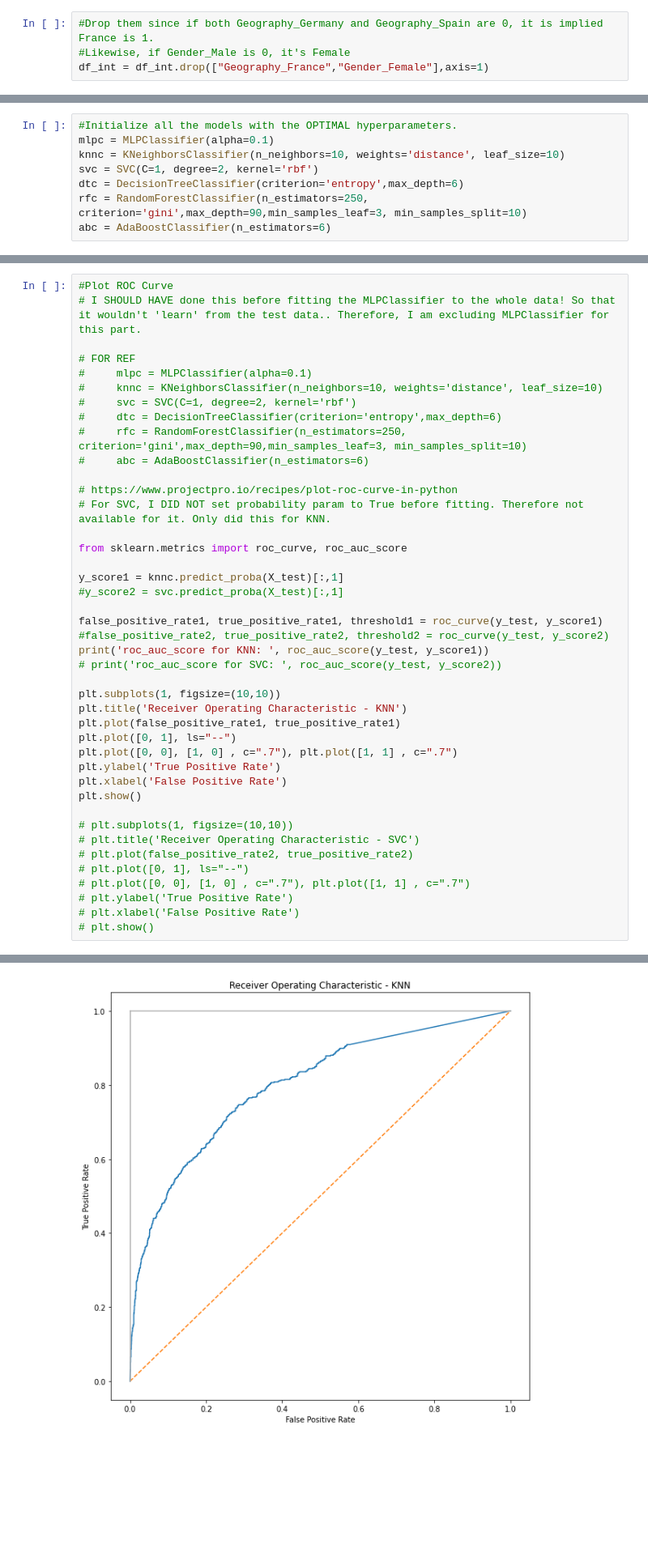
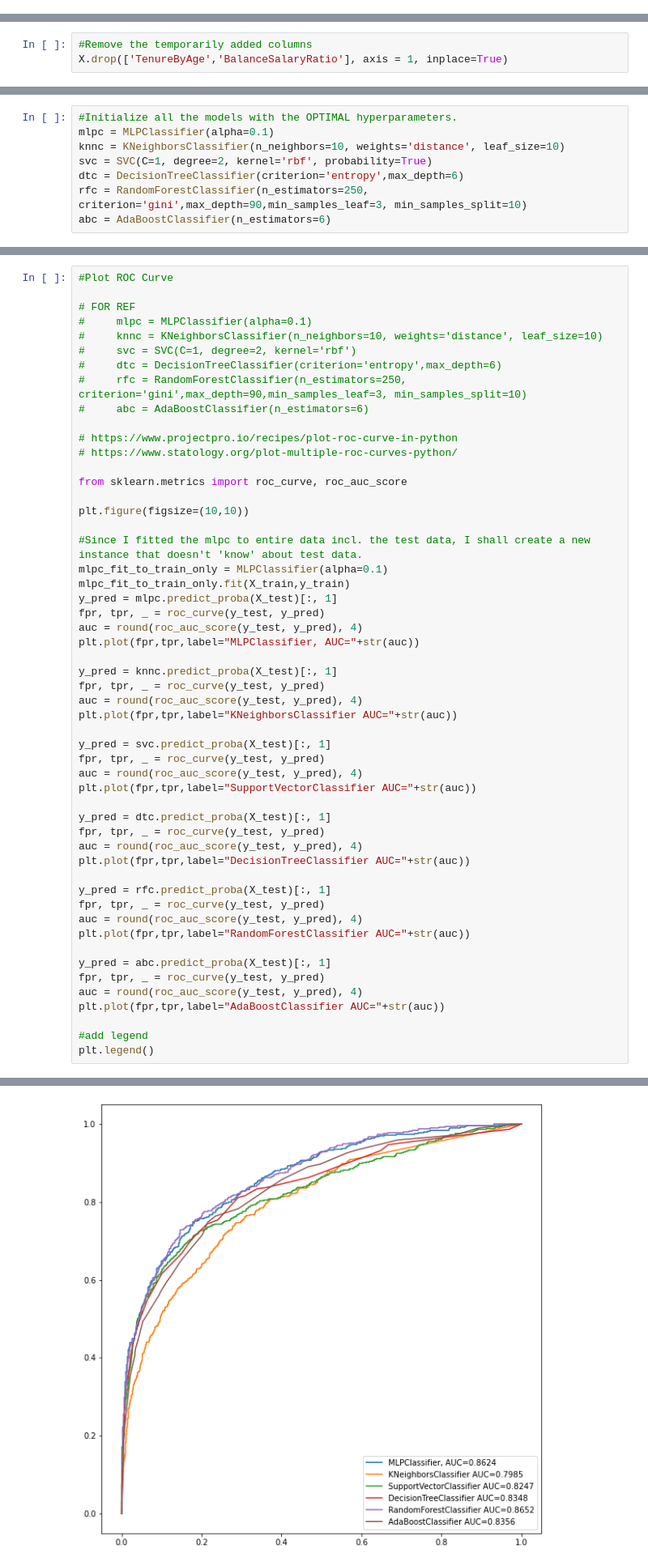
Before and after one commit to yuyafujikawa/Customer_Churn_Prediction, a Jupyter notebook: kaggle-customer-churn-prediction.ipynb, the cells around one changed output, grey strips where cells are left out. Shown at 81% size. Cells and saved outputs as stored; diff of their text form; blank space fills up the shorter version.

Commit message:
Added ROC curve for all classifiers.

```diff
--- a/kaggle-customer-churn-prediction.ipynb
+++ b/kaggle-customer-churn-prediction.ipynb
@@ -98,7 +98,3 @@ df = df.drop(["Geography","Gender"],axis=1)
 # %%
 #Combine the numeric columns with the categorical columns that have been converted to numeric form by one hot encoing
 df_int = pd.concat([df,df_cat],axis=1)
-# %%
-#Drop them since if both Geography_Germany and Geography_Spain are 0, it is implied France is 1.
-#Likewise, if Gender_Male is 0, it's Female
-df_int = df_int.drop(["Geography_France","Gender_Female"],axis=1)
@@ -191,6 +203,9 @@ X = df_int.drop('Exited', axis=1)
 y = df_int['Exited']
 #If we wanna convert y to a dataframe with a single col. We can do:
 #y = pd.DataFrame(y, columns=['Exited'])
+# %%
+#Remove the temporarily added columns
+X.drop(['TenureByAge','BalanceSalaryRatio'], axis = 1, inplace=True)
 # %%
 X_train, X_test, y_train, y_test = train_test_split(X, y, test_size=0.3, random_state=42)
 # %%
@@ -296,7 +305,7 @@ best_params
 #Initialize all the models with the OPTIMAL hyperparameters.
 mlpc = MLPClassifier(alpha=0.1)
 knnc = KNeighborsClassifier(n_neighbors=10, weights='distance', leaf_size=10)
-svc = SVC(C=1, degree=2, kernel='rbf')
+svc = SVC(C=1, degree=2, kernel='rbf', probability=True)
 dtc = DecisionTreeClassifier(criterion='entropy',max_depth=6)
 rfc = RandomForestClassifier(n_estimators=250, criterion='gini',max_depth=90,min_samples_leaf=3, min_samples_split=10)
 abc = AdaBoostClassifier(n_estimators=6)
@@ -395,6 +396,5 @@ array([[-0.5836166 , -0.65674999, -0.68894811, ...,  1.73734559,
 # %%
 #Plot ROC Curve
-# I SHOULD HAVE done this before fitting the MLPClassifier to the whole data! So that it wouldn't 'learn' from the test data.. Therefore, I am excluding MLPClassifier for this part.
 
 # FOR REF
 #     mlpc = MLPClassifier(alpha=0.1)
@@ -405,33 +405,45 @@ array([[-0.5836166 , -0.65674999, -0.68894811, ...,  1.73734559,
 #     abc = AdaBoostClassifier(n_estimators=6)
 
 # https://www.projectpro.io/recipes/plot-roc-curve-in-python
-# For SVC, I DID NOT set probability param to True before fitting. Therefore not available for it. Only did this for KNN.
+# https://www.statology.org/plot-multiple-roc-curves-python/
 
 from sklearn.metrics import roc_curve, roc_auc_score
 
-y_score1 = knnc.predict_proba(X_test)[:,1]
-#y_score2 = svc.predict_proba(X_test)[:,1]
+plt.figure(figsize=(10,10))
 
-false_positive_rate1, true_positive_rate1, threshold1 = roc_curve(y_test, y_score1)
-#false_positive_rate2, true_positive_rate2, threshold2 = roc_curve(y_test, y_score2)
-print('roc_auc_score for KNN: ', roc_auc_score(y_test, y_score1))
-# print('roc_auc_score for SVC: ', roc_auc_score(y_test, y_score2))
+#Since I fitted the mlpc to entire data incl. the test data, I shall create a new instance that doesn't 'know' about test data.
+mlpc_fit_to_train_only = MLPClassifier(alpha=0.1)
+mlpc_fit_to_train_only.fit(X_train,y_train)
+y_pred = mlpc.predict_proba(X_test)[:, 1]
+fpr, tpr, _ = roc_curve(y_test, y_pred)
+auc = round(roc_auc_score(y_test, y_pred), 4)
+plt.plot(fpr,tpr,label="MLPClassifier, AUC="+str(auc))
 
-plt.subplots(1, figsize=(10,10))
-plt.title('Receiver Operating Characteristic - KNN')
-plt.plot(false_positive_rate1, true_positive_rate1)
-plt.plot([0, 1], ls="--")
-plt.plot([0, 0], [1, 0] , c=".7"), plt.plot([1, 1] , c=".7")
-plt.ylabel('True Positive Rate')
-plt.xlabel('False Positive Rate')
-plt.show()
+y_pred = knnc.predict_proba(X_test)[:, 1]
+fpr, tpr, _ = roc_curve(y_test, y_pred)
+auc = round(roc_auc_score(y_test, y_pred), 4)
+plt.plot(fpr,tpr,label="KNeighborsClassifier AUC="+str(auc))
 
-# plt.subplots(1, figsize=(10,10))
-# plt.title('Receiver Operating Characteristic - SVC')
-# plt.plot(false_positive_rate2, true_positive_rate2)
-# plt.plot([0, 1], ls="--")
-# plt.plot([0, 0], [1, 0] , c=".7"), plt.plot([1, 1] , c=".7")
-# plt.ylabel('True Positive Rate')
-# plt.xlabel('False Positive Rate')
-# plt.show()
+y_pred = svc.predict_proba(X_test)[:, 1]
+fpr, tpr, _ = roc_curve(y_test, y_pred)
+auc = round(roc_auc_score(y_test, y_pred), 4)
+plt.plot(fpr,tpr,label="SupportVectorClassifier AUC="+str(auc))
+
+y_pred = dtc.predict_proba(X_test)[:, 1]
+fpr, tpr, _ = roc_curve(y_test, y_pred)
+auc = round(roc_auc_score(y_test, y_pred), 4)
+plt.plot(fpr,tpr,label="DecisionTreeClassifier AUC="+str(auc))
+
+y_pred = rfc.predict_proba(X_test)[:, 1]
+fpr, tpr, _ = roc_curve(y_test, y_pred)
+auc = round(roc_auc_score(y_test, y_pred), 4)
+plt.plot(fpr,tpr,label="RandomForestClassifier AUC="+str(auc))
+
+y_pred = abc.predict_proba(X_test)[:, 1]
+fpr, tpr, _ = roc_curve(y_test, y_pred)
+auc = round(roc_auc_score(y_test, y_pred), 4)
+plt.plot(fpr,tpr,label="AdaBoostClassifier AUC="+str(auc))
+
+#add legend
+plt.legend()
 # %% [output]
@@ -439 +451 @@ roc_auc_score for KNN:  0.7984601089766851
-[figure, old version]
+[figure, new version]
```
Also changed, not shown: parts of 9 cells of this notebook.
